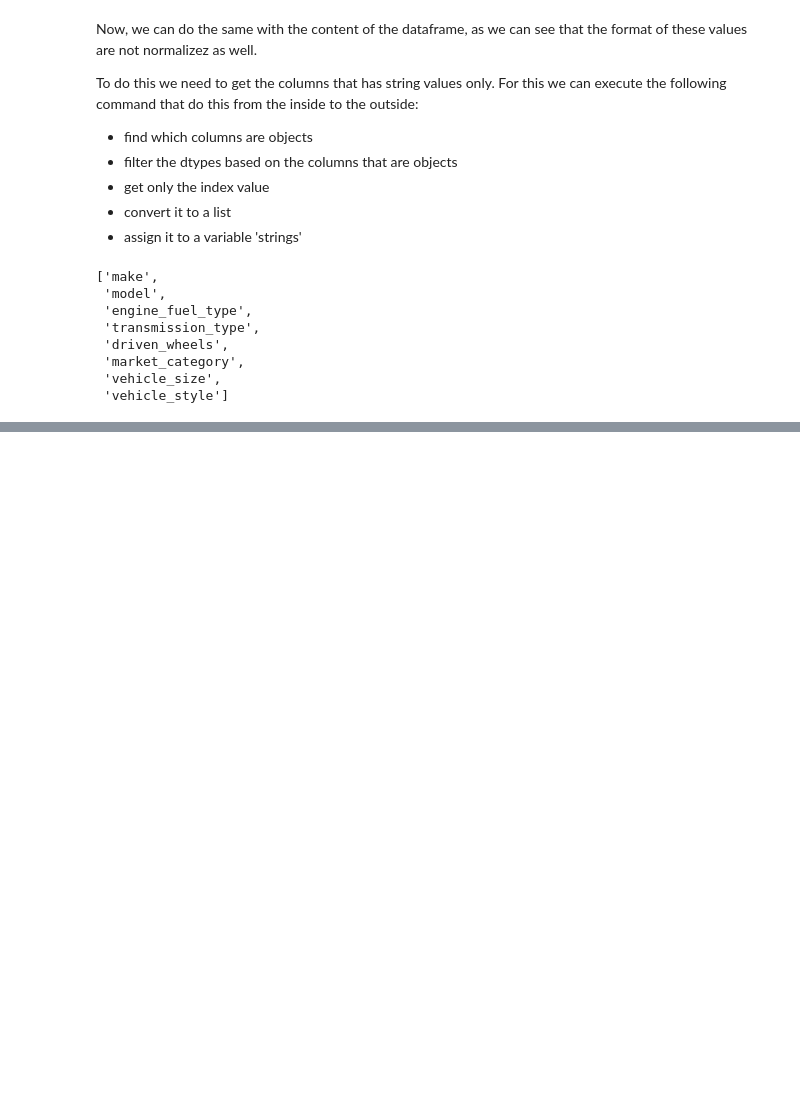
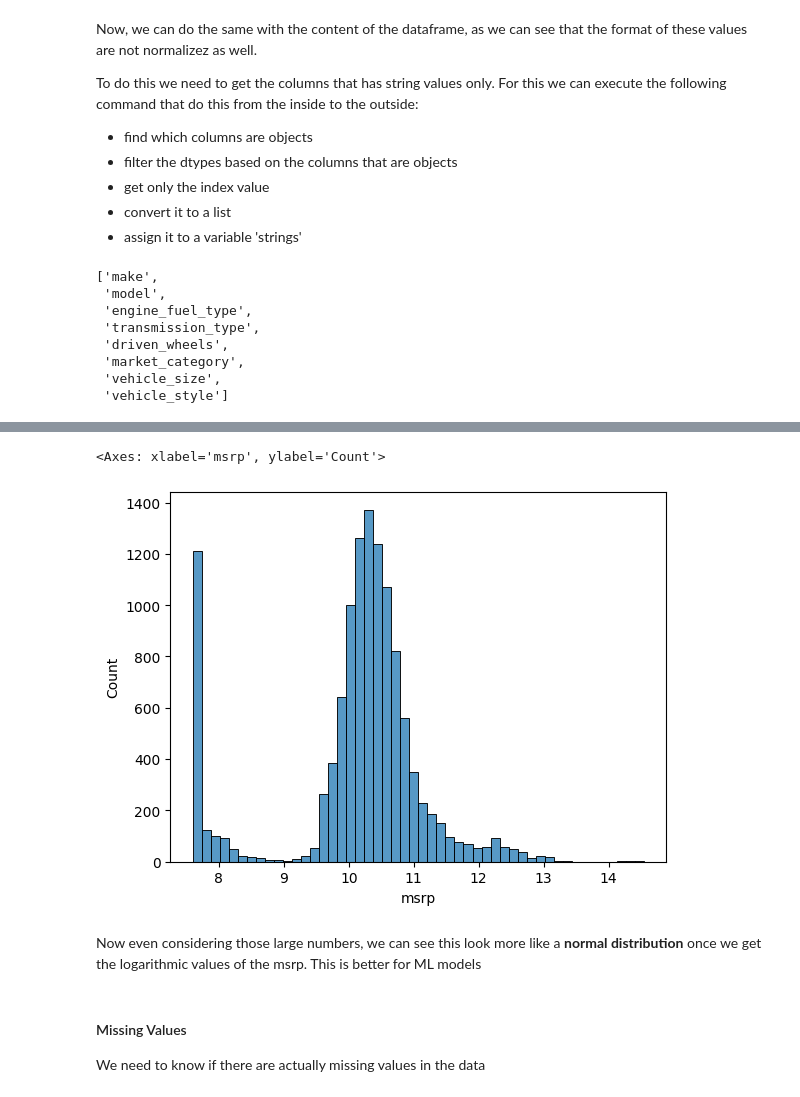
Before and after one commit to juangrau/DTC-ML-course, a Jupyter notebook: mod_2/ml_regression.ipynb, the cells around one changed output, grey strips where cells are left out. Cells and saved outputs as stored; diff of their text form; code cells hidden in the pictures; blank space fills up the shorter version.

```diff
--- a/mod_2/ml_regression.ipynb
+++ b/mod_2/ml_regression.ipynb
@@ -67,0 +140,3 @@ strings
+# %%
+price_logs = np.log1p(df.msrp)
+price_logs
@@ -67,0 +156,12 @@ strings
+# %%
+# Now we plot it
+sns.histplot(price_logs, bins=50)
+# %% [output]
+<Axes: xlabel='msrp', ylabel='Count'>
+[figure, added]
+# %% [markdown]
+Now even considering those large numbers, we can see this look more like a **normal distribution** once we get the logarithmic values of the msrp. This is better for ML models
+# %% [markdown]
+#### Missing Values
+
+We need to know if there are actually missing values in the data
```
Also changed, not shown: parts of 16 cells of this notebook.
